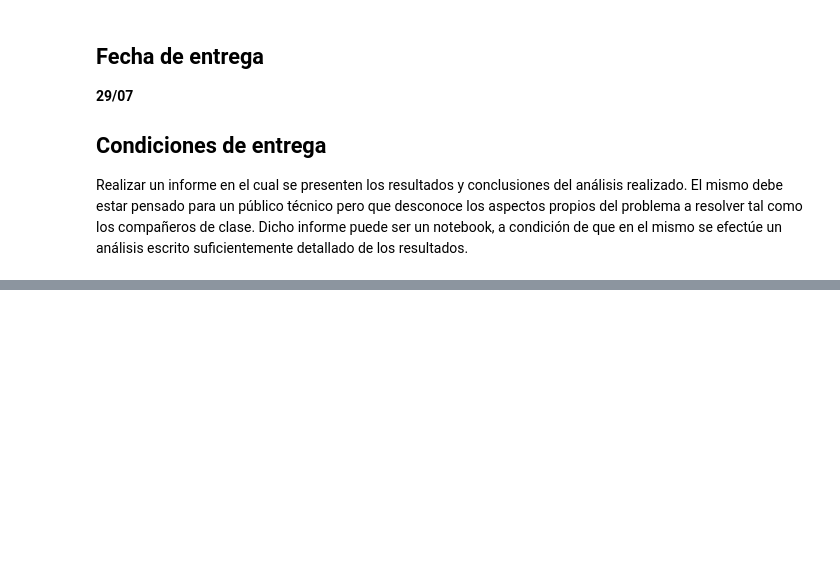
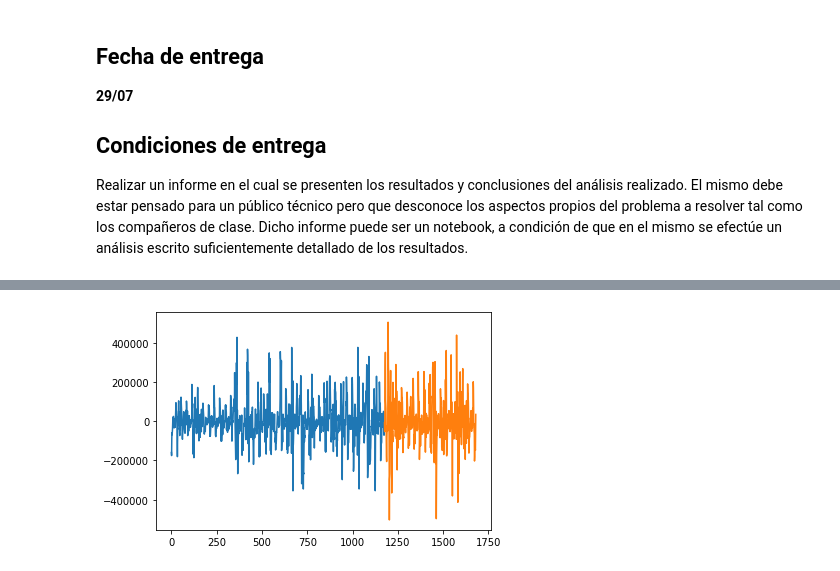
Before and after one commit to CHRISTIANDAGATTI/Mentoria_Series_Temporales, a Jupyter notebook: TP3_aprendizaje_supervisado.ipynb, the cells around one changed output, grey strips where cells are left out. Cells and saved outputs as stored; diff of their text form; code cells hidden in the pictures; blank space fills up the shorter version.

```diff
--- a/TP3_aprendizaje_supervisado.ipynb
+++ b/TP3_aprendizaje_supervisado.ipynb
@@ -147,0 +233,8 @@ Realizar un informe en el cual se presenten los resultados y conclusiones del an
+# %%
+# Division de entrenamiento y prueba para serie agregada (1 única columna)
+X = df_agg1.values
+train_size = int(len(X) * 0.70)
+train0, test0 = X[0:train_size], X[train_size:len(X)]
+print('Observations: %d' % (len(X)))
+print('Training Observations: %d' % (len(train0)))
+print('Testing Observations: %d' % (len(test0)))
@@ -147,0 +255,9 @@ Realizar un informe en el cual se presenten los resultados y conclusiones del an
+# %%
+# Grafico de división de serie en entrenamiento y prueba (70/30)
+from matplotlib import pyplot
+pyplot.plot(train0)
+pyplot.rcParams["figure.figsize"] = (12, 8)
+pyplot.plot([None for i in train0] + [x for x in test0])
+pyplot.show()
+# %% [output]
+[figure, added]
```
Also changed, not shown: parts of 36 cells of this notebook.
